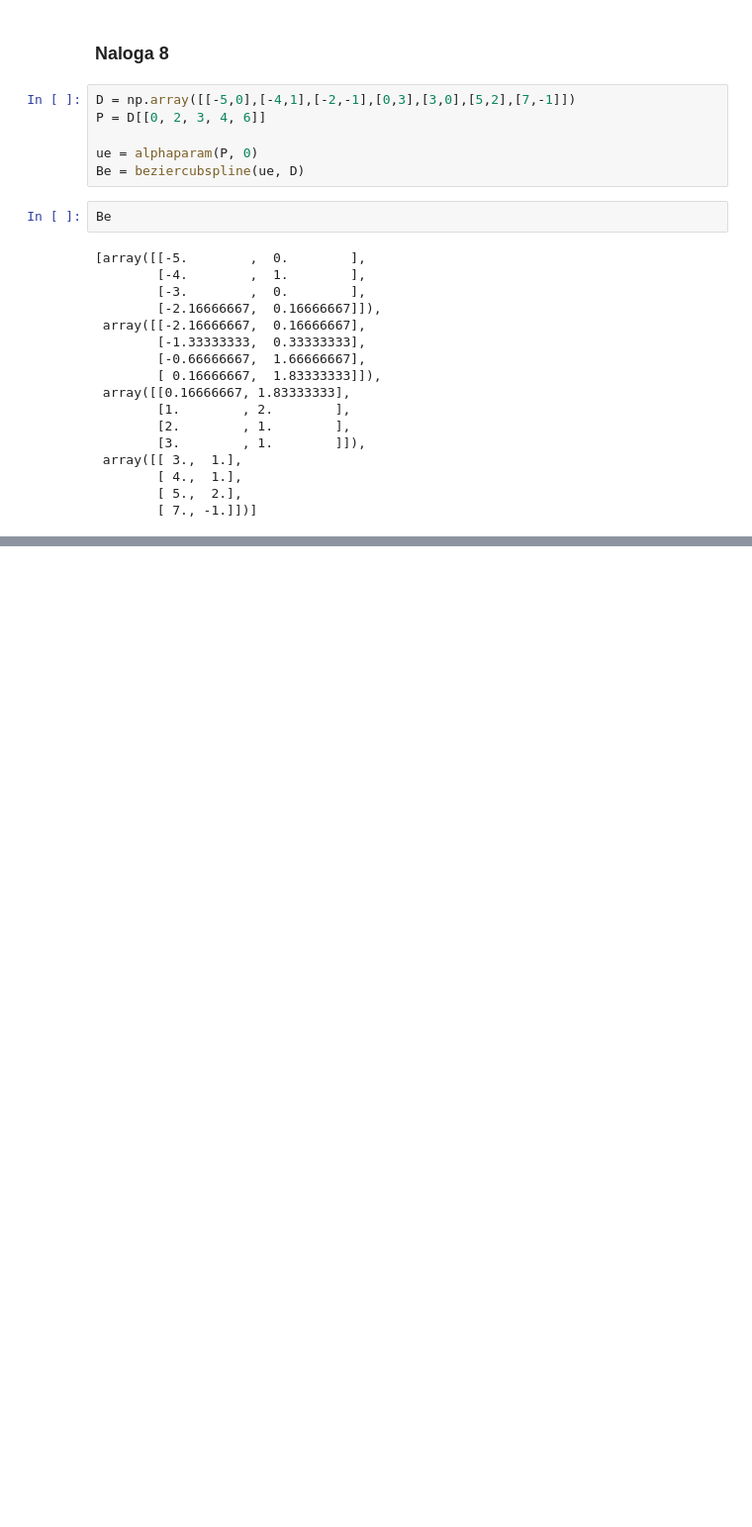
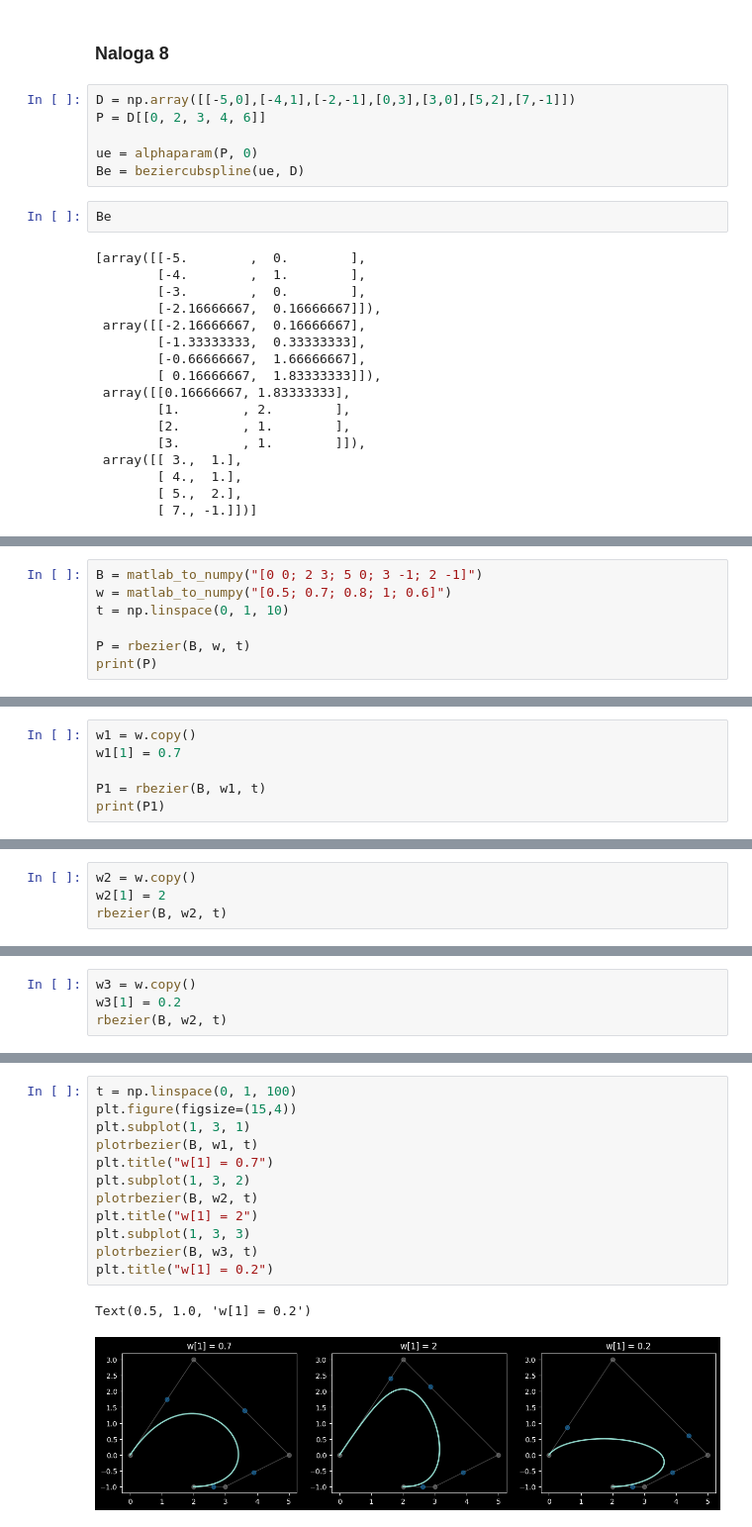
Before and after one commit to njezersek/racunalnisko-podprto-geometrijsko-oblikovanje, a Jupyter notebook: vaje-py/main.ipynb, the cells around one changed output, grey strips where cells are left out. Shown at 99% size. Cells and saved outputs as stored; diff of their text form; blank space fills up the shorter version.

```diff
--- a/vaje-py/main.ipynb
+++ b/vaje-py/main.ipynb
@@ -277,0 +280,7 @@ Be
+# %%
+B = matlab_to_numpy("[0 0; 2 3; 5 0; 3 -1; 2 -1]")
+w = matlab_to_numpy("[0.5; 0.7; 0.8; 1; 0.6]")
+t = np.linspace(0, 1, 10)
+
+P = rbezier(B, w, t)
+print(P)
@@ -277,0 +298,6 @@ Be
+# %%
+w1 = w.copy()
+w1[1] = 0.7
+
+P1 = rbezier(B, w1, t)
+print(P1)
@@ -277,0 +315,4 @@ Be
+# %%
+w2 = w.copy()
+w2[1] = 2
+rbezier(B, w2, t)
@@ -277,0 +330,4 @@ Be
+# %%
+w3 = w.copy()
+w3[1] = 0.2
+rbezier(B, w2, t)
@@ -277,0 +345,15 @@ Be
+# %%
+t = np.linspace(0, 1, 100)
+plt.figure(figsize=(15,4))
+plt.subplot(1, 3, 1)
+plotrbezier(B, w1, t)
+plt.title("w[1] = 0.7")
+plt.subplot(1, 3, 2)
+plotrbezier(B, w2, t)
+plt.title("w[1] = 2")
+plt.subplot(1, 3, 3)
+plotrbezier(B, w3, t)
+plt.title("w[1] = 0.2")
+# %% [output]
+Text(0.5, 1.0, 'w[1] = 0.2')
+[figure, added]
```
Also changed, not shown: parts of 7 cells of this notebook, 2 other files.
